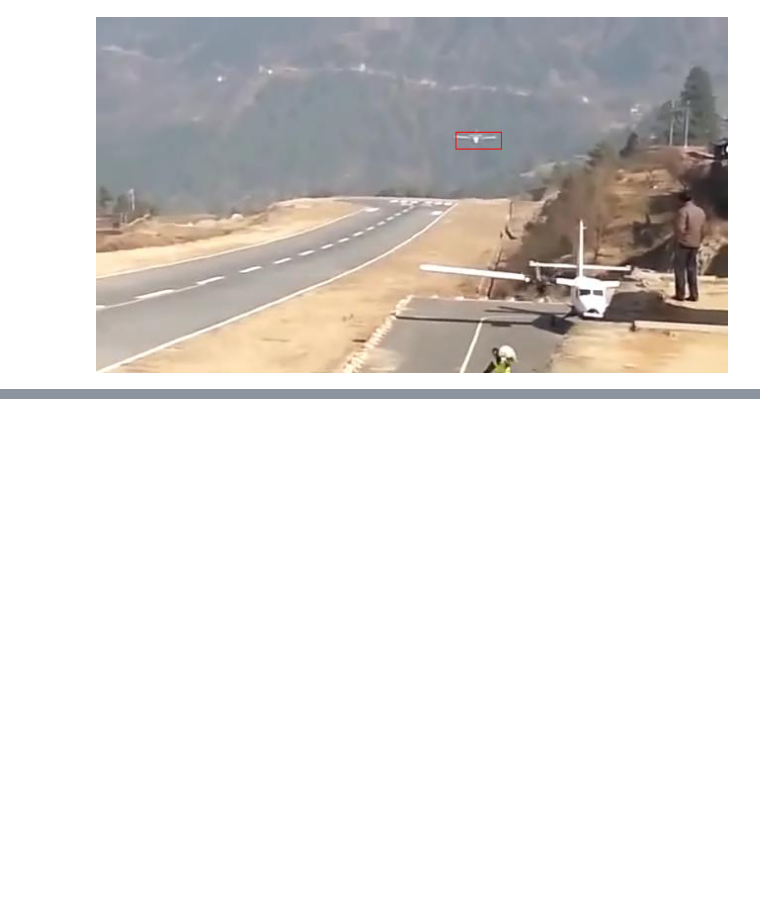
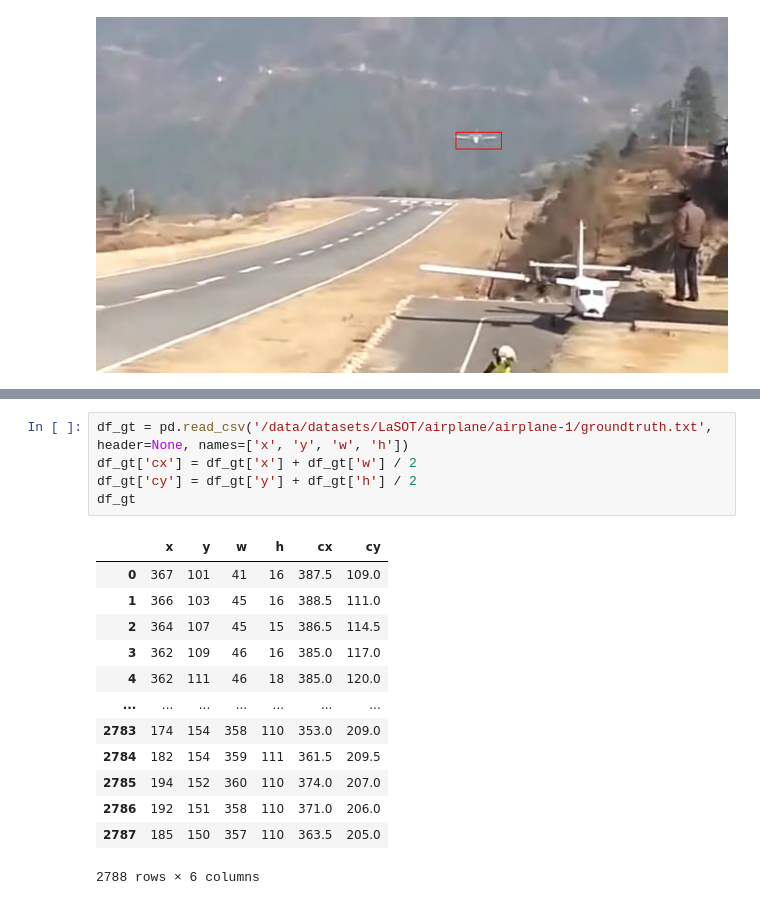
Before and after one commit to Haawron/vq2d-lightning, a Jupyter notebook: notebooks/lasot.ipynb, the cells around one changed output, grey strips where cells are left out. Saved outputs shown, nothing was run; the diff lists cells and outputs as text; blank space fills up the shorter version.

```diff
--- a/notebooks/lasot.ipynb
+++ b/notebooks/lasot.ipynb
@@ -28,0 +51,19 @@ img
+# %%
+df_gt = pd.read_csv('/data/datasets/LaSOT/airplane/airplane-1/groundtruth.txt', header=None, names=['x', 'y', 'w', 'h'])
+df_gt['cx'] = df_gt['x'] + df_gt['w'] / 2
+df_gt['cy'] = df_gt['y'] + df_gt['h'] / 2
+df_gt
+# %% [output]
+|  | x | y | w | h | cx | cy |
+| 0 | 367 | 101 | 41 | 16 | 387.5 | 109.0 |
+| 1 | 366 | 103 | 45 | 16 | 388.5 | 111.0 |
+| 2 | 364 | 107 | 45 | 15 | 386.5 | 114.5 |
+| 3 | 362 | 109 | 46 | 16 | 385.0 | 117.0 |
+| 4 | 362 | 111 | 46 | 18 | 385.0 | 120.0 |
+| ... | ... | ... | ... | ... | ... | ... |
+| 2783 | 174 | 154 | 358 | 110 | 353.0 | 209.0 |
+| 2784 | 182 | 154 | 359 | 111 | 361.5 | 209.5 |
+| 2785 | 194 | 152 | 360 | 110 | 374.0 | 207.0 |
+| 2786 | 192 | 151 | 358 | 110 | 371.0 | 206.0 |
+| 2787 | 185 | 150 | 357 | 110 | 363.5 | 205.0 |
+2788 rows × 6 columns
```
Also changed, not shown: parts of 10 cells of this notebook, 2 other files.
